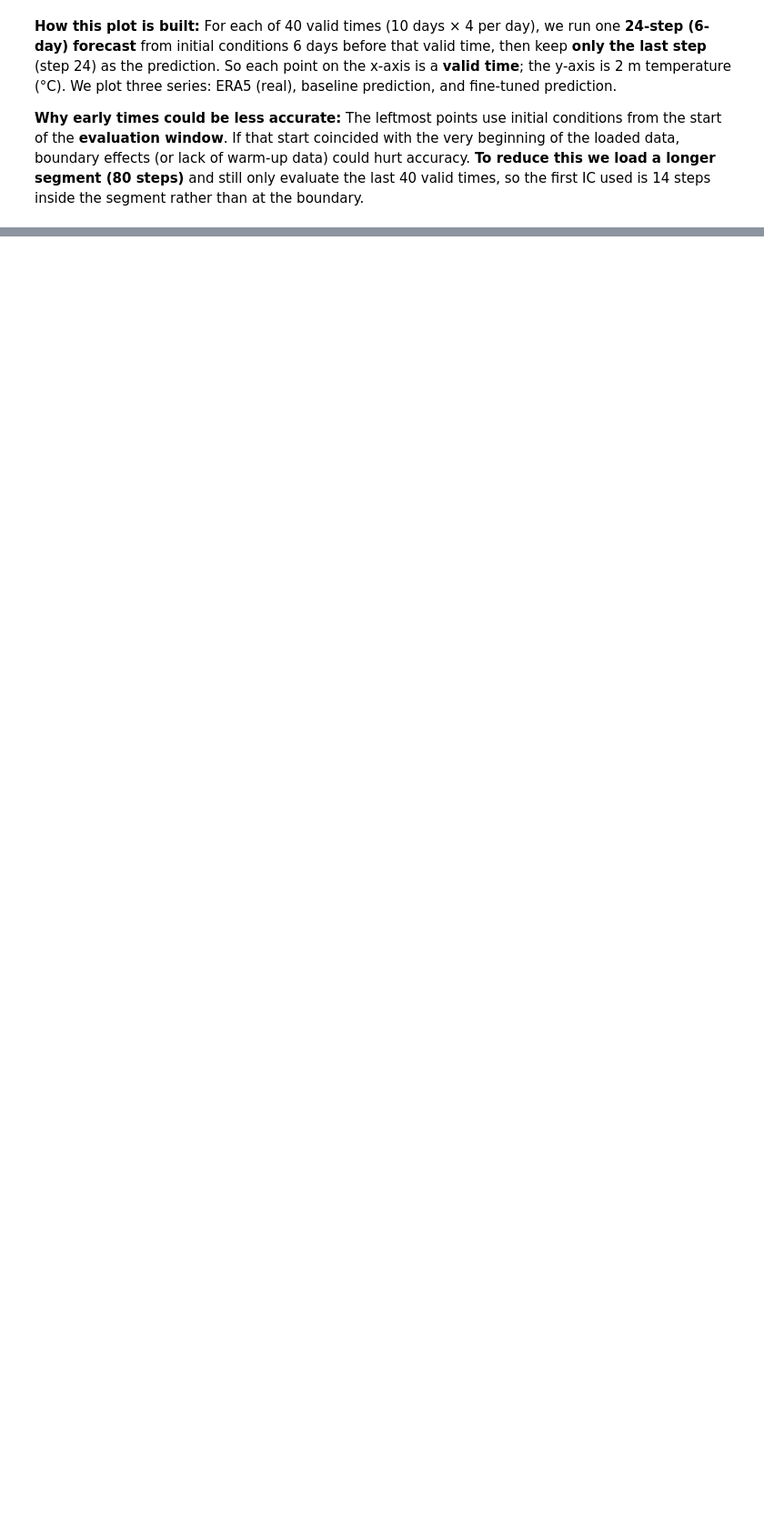
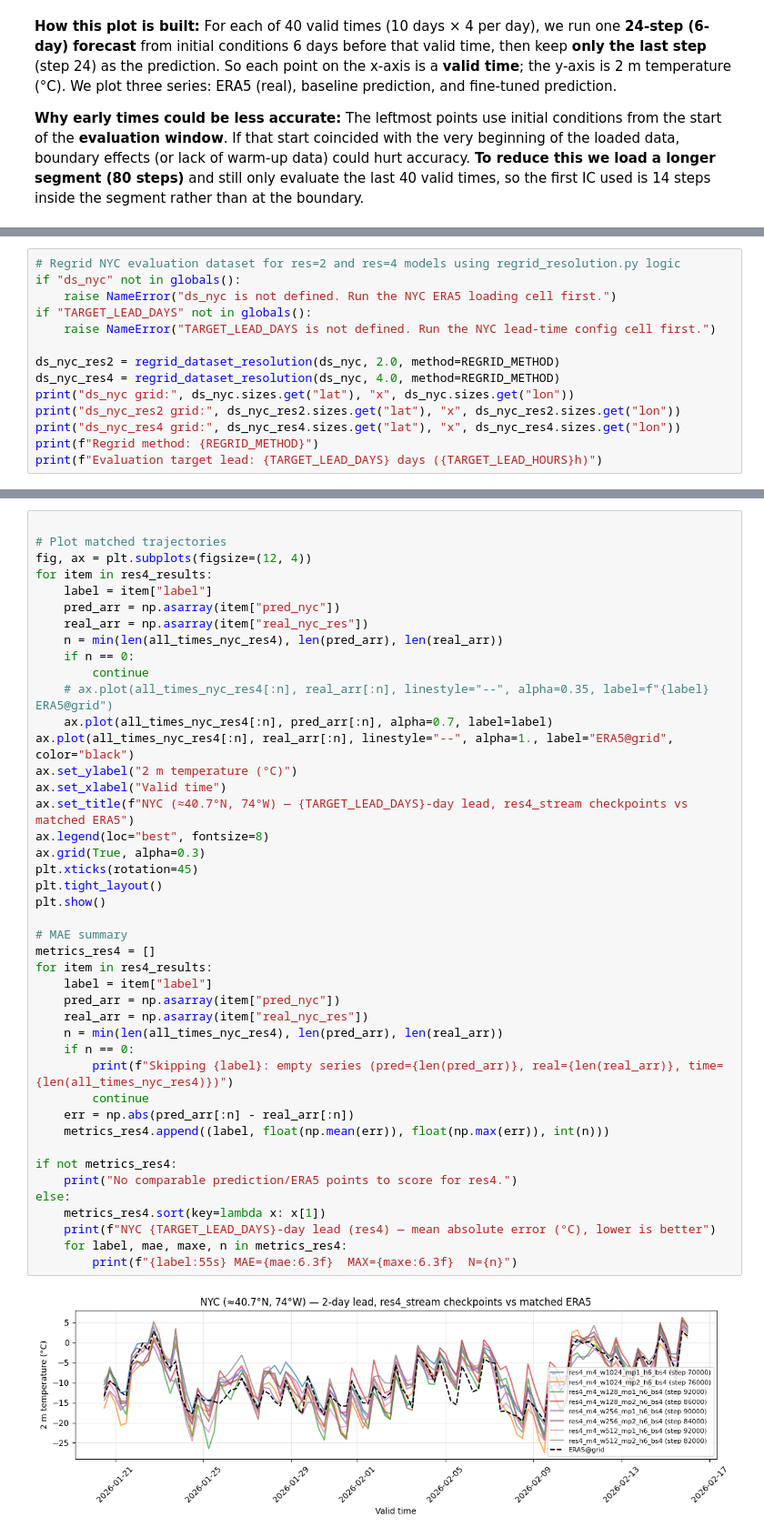
Before and after one commit to Reminguch/Weather_Global, a Jupyter notebook: scripts/demo.ipynb, the cells around one changed output, grey strips where cells are left out. Shown at 91% size. Cells and saved outputs as stored; diff of their text form; blank space fills up the shorter version.

```diff
--- a/scripts/demo.ipynb
+++ b/scripts/demo.ipynb
@@ -640,0 +704,14 @@ plt.show()
+# %%
+# Regrid NYC evaluation dataset for res=2 and res=4 models using regrid_resolution.py logic
+if "ds_nyc" not in globals():
+    raise NameError("ds_nyc is not defined. Run the NYC ERA5 loading cell first.")
+if "TARGET_LEAD_DAYS" not in globals():
+    raise NameError("TARGET_LEAD_DAYS is not defined. Run the NYC lead-time config cell first.")
+
+ds_nyc_res2 = regrid_dataset_resolution(ds_nyc, 2.0, method=REGRID_METHOD)
+ds_nyc_res4 = regrid_dataset_resolution(ds_nyc, 4.0, method=REGRID_METHOD)
+print("ds_nyc grid:", ds_nyc.sizes.get("lat"), "x", ds_nyc.sizes.get("lon"))
+print("ds_nyc_res2 grid:", ds_nyc_res2.sizes.get("lat"), "x", ds_nyc_res2.sizes.get("lon"))
+print("ds_nyc_res4 grid:", ds_nyc_res4.sizes.get("lat"), "x", ds_nyc_res4.sizes.get("lon"))
+print(f"Regrid method: {REGRID_METHOD}")
+print(f"Evaluation target lead: {TARGET_LEAD_DAYS} days ({TARGET_LEAD_HOURS}h)")
@@ -761,0 +986,45 @@ if not res2_results:
+# %%
+
+# Plot matched trajectories
+fig, ax = plt.subplots(figsize=(12, 4))
+for item in res4_results:
+    label = item["label"]
+    pred_arr = np.asarray(item["pred_nyc"])
+    real_arr = np.asarray(item["real_nyc_res"])
+    n = min(len(all_times_nyc_res4), len(pred_arr), len(real_arr))
+    if n == 0:
+        continue
+    # ax.plot(all_times_nyc_res4[:n], real_arr[:n], linestyle="--", alpha=0.35, label=f"{label} ERA5@grid")
+    ax.plot(all_times_nyc_res4[:n], pred_arr[:n], alpha=0.7, label=label)
+ax.plot(all_times_nyc_res4[:n], real_arr[:n], linestyle="--", alpha=1., label="ERA5@grid", color="black")
+ax.set_ylabel("2 m temperature (°C)")
+ax.set_xlabel("Valid time")
+ax.set_title(f"NYC (≈40.7°N, 74°W) — {TARGET_LEAD_DAYS}-day lead, res4_stream checkpoints vs matched ERA5")
+ax.legend(loc="best", fontsize=8)
+ax.grid(True, alpha=0.3)
+plt.xticks(rotation=45)
+plt.tight_layout()
+plt.show()
+
+# MAE summary
+metrics_res4 = []
+for item in res4_results:
+    label = item["label"]
+    pred_arr = np.asarray(item["pred_nyc"])
+    real_arr = np.asarray(item["real_nyc_res"])
+    n = min(len(all_times_nyc_res4), len(pred_arr), len(real_arr))
+    if n == 0:
+        print(f"Skipping {label}: empty series (pred={len(pred_arr)}, real={len(real_arr)}, time={len(all_times_nyc_res4)})")
+        continue
+    err = np.abs(pred_arr[:n] - real_arr[:n])
+    metrics_res4.append((label, float(np.mean(err)), float(np.max(err)), int(n)))
+
+if not metrics_res4:
+    print("No comparable prediction/ERA5 points to score for res4.")
+else:
+    metrics_res4.sort(key=lambda x: x[1])
+    print(f"NYC {TARGET_LEAD_DAYS}-day lead (res4) — mean absolute error (°C), lower is better")
+    for label, mae, maxe, n in metrics_res4:
+        print(f"{label:55s} MAE={mae:6.3f}  MAX={maxe:6.3f}  N={n}")
+# %% [output]
+[figure, added]
```
Also changed, not shown: parts of 19 cells of this notebook, 14 other files.
